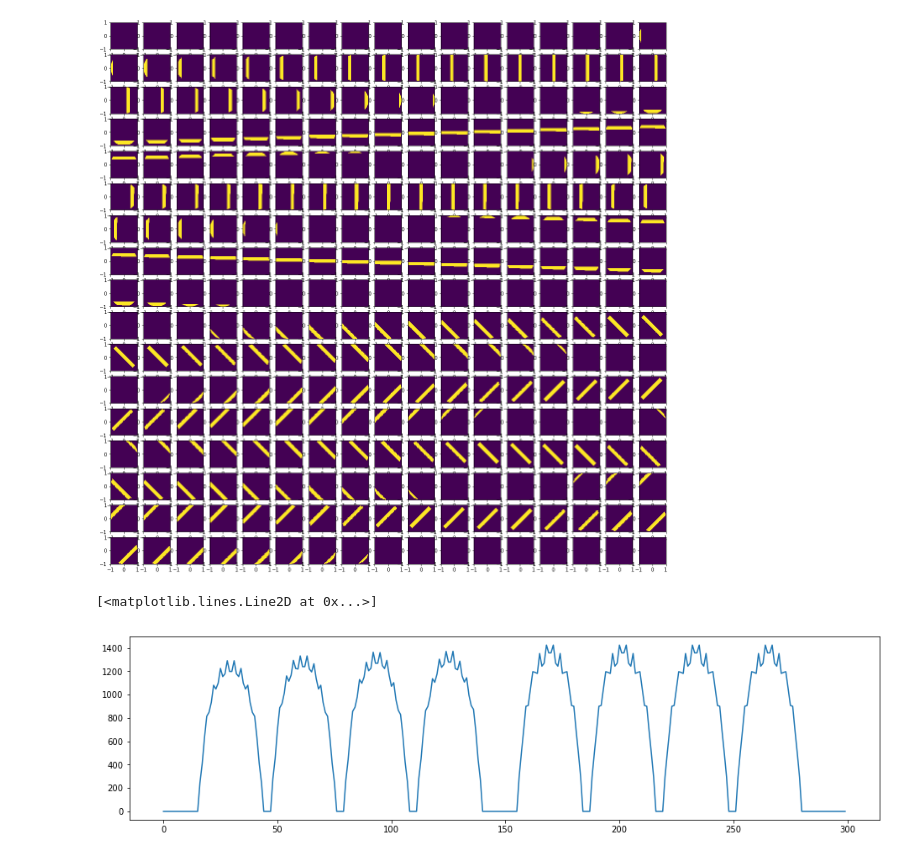
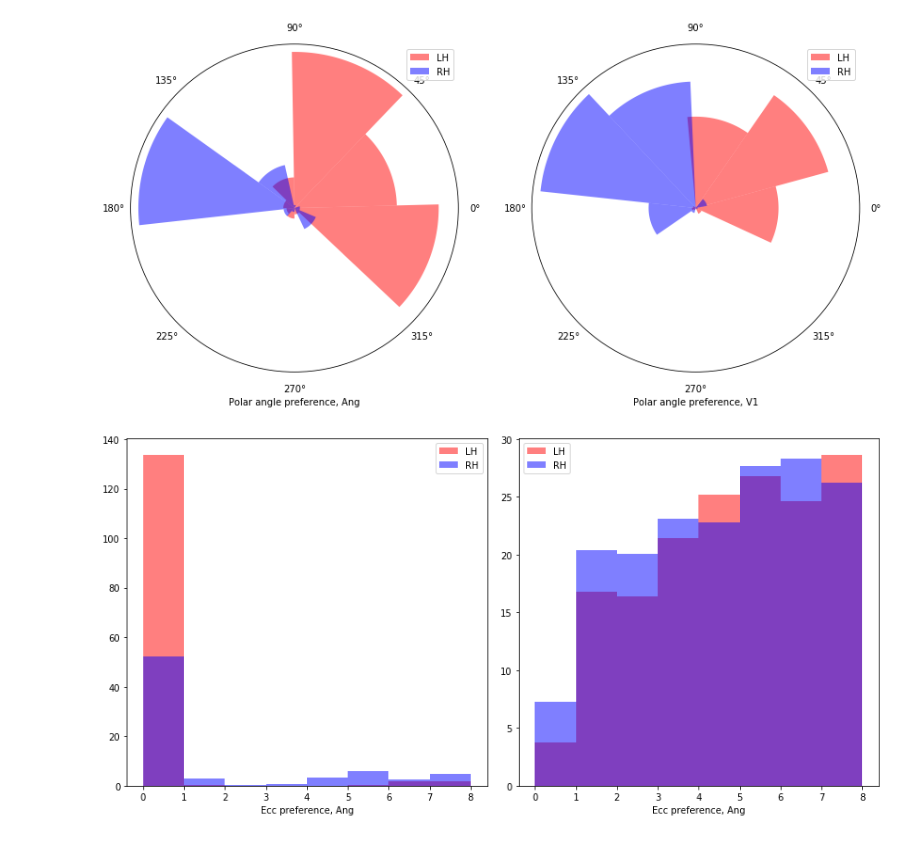
Before and after one commit to VU-Cog-Sci/retino_HCP, a Jupyter notebook: scripts/hcp_retino_dev.ipynb, the cells around one changed output. Saved outputs shown, nothing was run; the diff lists cells and outputs as text; code cells hidden in the pictures.

Commit message:
notebook for visualization

```diff
--- a/scripts/hcp_retino_dev.ipynb
+++ b/scripts/hcp_retino_dev.ipynb
@@ -65,3 +23,0 @@ psc_cii(cii_file=cii_filename, method='median')
-# %%
-cii = nb.load('/Users/knapen/disks/ae_S/2018/visual/HCP7TFIXED/783462/tfMRI_RETBOTHBARS_7T_AP_Atlas_MSMAll_hp2000_clean.dtseries_sg_psc_av.nii')
-ciid = cii.get_data()
@@ -255,17 +23,0 @@ halfway -270 3
-# %%
-dim=17
-f, ss = pl.subplots(dim,dim, figsize=(20,20))
-pl_nr = 0
-for i in np.arange(0,dim):
-    for j in np.arange(0,dim):
-        ss[i,j].imshow(dm_p[pl_nr], extent=[-1,1,-1,1], origin='lower')
-        pl_nr += 1
-pl.show()
-# %% [output]
-[figure, removed]
-# %%
-f=pl.figure(figsize = (16,4))
-pl.plot(dm.sum(axis=(1,2)))
-# %% [output]
-[<matplotlib.lines.Line2D at 0x...>]
-[figure, removed]
@@ -271,0 +52,45 @@ pl.plot(dm.sum(axis=(1,2)))
+# %%
+pnd = [load_data(hemi, fp_template=os.path.join(subject_dir, 'tfMRI_RETBAR1_7T_AP_Atlas_MSMAll_hp2000_clean.dtseries_{hemi}.func_bla_psc_av_est.gii')) for hemi in ['L','R']]
+ang_ms = [load_mask(hemi, mask_name='39_B05', fp_template=os.path.join(base_dir,'Conte69.parcellations_VGD11b.32k_fs_LR.{mask_name}.dlabel.{hemi}.gii')) for hemi in ['L','R']]
+V1_nms = [load_mask(hemi, mask_name='17_B05', fp_template=os.path.join(base_dir,'Conte69.parcellations_VGD11b.32k_fs_LR.{mask_name}.dlabel.{hemi}.gii')) for hemi in ['L','R']]
+# %%
+f = pl.figure(figsize = [12,6])
+ax = f.add_subplot(121, projection='polar')
+pl.hist(np.fmod(pnd[0][1][angle_index,ang_ms[0]]+np.pi/2, 2 * np.pi), weights=pnd[0][1][rsq_index,ang_ms[0]], color='r', alpha=0.5, label='LH', bins=8);
+pl.hist(np.fmod(pnd[1][1][angle_index,ang_ms[1]]+np.pi/2, 2 * np.pi), weights=pnd[1][1][rsq_index,ang_ms[1]], color='b', alpha=0.5, label='RH', bins=8);
+ax.grid(False)
+ax.set_yticks([])
+ax.set_xlabel('Polar angle preference, Ang')
+pl.legend()
+pl.tight_layout()
+# f = pl.figure(figsize = [6,6])
+ax = f.add_subplot(122, projection='polar')
+pl.hist(np.fmod(pnd[0][0][angle_index,V1_nms[0]]+np.pi/2, 2 * np.pi), weights=pnd[0][0][rsq_index,V1_nms[0]], color='r', alpha=0.5, label='LH', bins=8);
+pl.hist(np.fmod(pnd[1][0][angle_index,V1_nms[1]]+np.pi/2, 2 * np.pi), weights=pnd[1][0][rsq_index,V1_nms[1]], color='b', alpha=0.5, label='RH', bins=8);
+ax.grid(False)
+ax.set_yticks([])
+ax.set_xlabel('Polar angle preference, V1')
+pl.legend()
+pl.tight_layout()
+
+f = pl.figure(figsize = [12,6])
+ax = f.add_subplot(121)
+pl.hist(pnd[0][1][ecc_index,ang_ms[0]], weights=pnd[0][1][rsq_index,ang_ms[0]], color='r', alpha=0.5, label='LH', bins=np.arange(0,9));
+pl.hist(pnd[1][1][ecc_index,ang_ms[1]], weights=pnd[1][1][rsq_index,ang_ms[1]], color='b', alpha=0.5, label='RH', bins=np.arange(0,9));
+ax.grid(False)
+# ax.set_yticks([])
+ax.set_xlabel('Ecc preference, Ang')
+pl.legend()
+pl.tight_layout()
+# f = pl.figure(figsize = [6,6])
+ax = f.add_subplot(122)
+pl.hist(pnd[0][0][ecc_index,V1_nms[0]], weights=pnd[0][0][rsq_index,V1_nms[0]], color='r', alpha=0.5, label='LH', bins=np.arange(0,9));
+pl.hist(pnd[1][0][ecc_index,V1_nms[1]], weights=pnd[1][0][rsq_index,V1_nms[1]], color='b', alpha=0.5, label='RH', bins=np.arange(0,9));
+ax.grid(False)
+# ax.set_yticks([])
+ax.set_xlabel('Ecc preference, Ang')
+pl.legend()
+pl.tight_layout()
+# %% [output]
+[figure, added]
+[figure, added]
```
Also changed, not shown: parts of 19 cells of this notebook, 1 other file.
